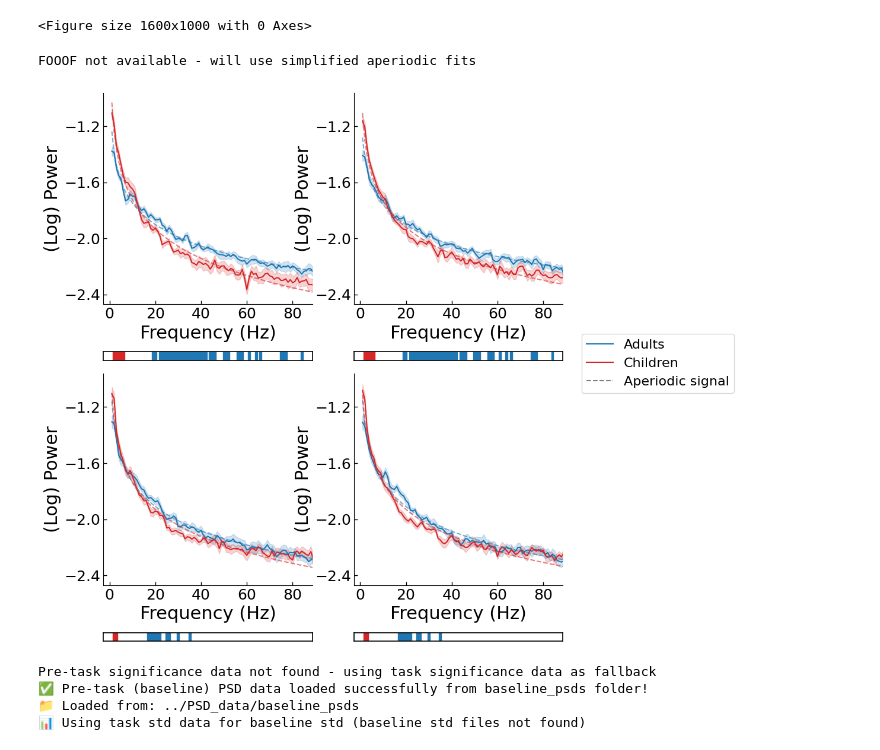
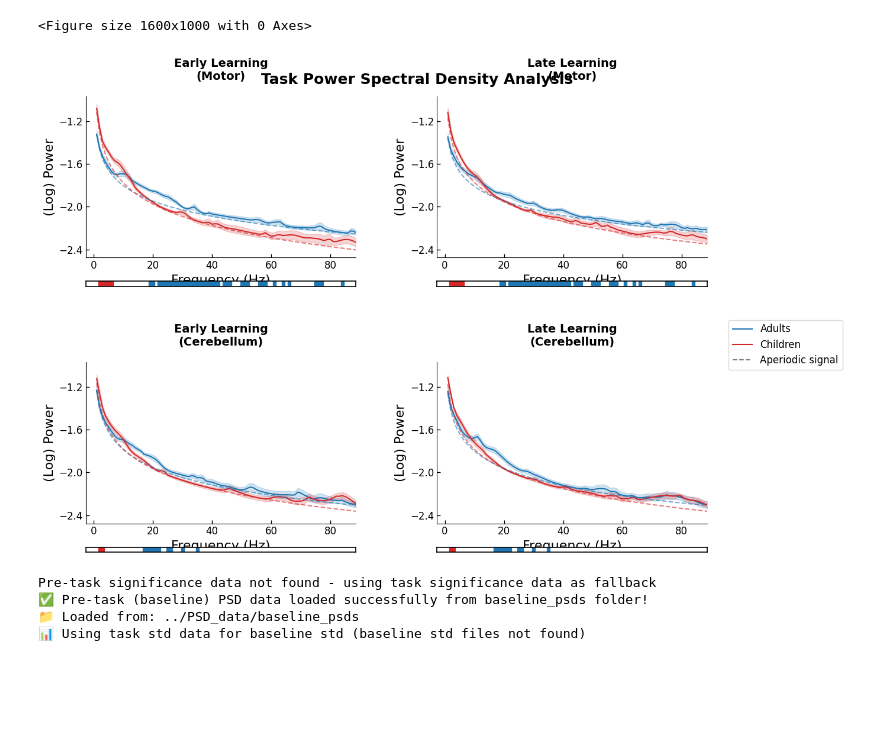
Before and after one commit to siddiskid/IMM-Lab, a Jupyter notebook: sidd_scripts/PSD_figures.ipynb, the cells around one changed output. Drawn from its saved outputs; the diff is of its cells as text; code cells hidden in the pictures; blank space fills up the shorter version.

```diff
--- a/sidd_scripts/PSD_figures.ipynb
+++ b/sidd_scripts/PSD_figures.ipynb
@@ -424,8 +424,11 @@ except ImportError:
     fooof_available = False
 
 # Create the figure and axes grid *before* the loops
-fig, axs = plt.subplots(2, 2, figsize=(10,12), sharex=True, sharey=True)
-plt.subplots_adjust(hspace=0.05)
+fig, axs = plt.subplots(2, 2, figsize=(14, 10), sharex=True, sharey=True)
+plt.subplots_adjust(hspace=0.4, wspace=0.3, top=0.92, bottom=0.15, left=0.1, right=0.85)
+
+# Add title to distinguish from pre-task power
+fig.suptitle('Task Power Spectral Density Analysis', fontsize=18, fontweight='bold', y=0.96)
 
 freqs = np.linspace(1,90,90)
 freq_range = [1,90]
@@ -544,9 +547,18 @@ for condition in ['el', 'll']:  # early learning, late learning
         row, col = subplot_map[(condition, brain_region)]
         ax = axs[row][col]
 
+        # === Add subplot titles
+        subplot_titles = {
+            ('el', 'motor'): 'Early Learning\n(Motor)',
+            ('ll', 'motor'): 'Late Learning\n(Motor)',
+            ('el', 'cerebellum'): 'Early Learning\n(Cerebellum)',
+            ('ll', 'cerebellum'): 'Late Learning\n(Cerebellum)',
+        }
+        ax.set_title(subplot_titles[(condition, brain_region)], fontsize=14, fontweight='bold', pad=20)
+
         # === Create a connected significance axis below the main plot
         divider = make_axes_locatable(ax)
-        sig_ax = divider.append_axes("bottom", size="4%", pad=0.8, sharex=ax)
+        sig_ax = divider.append_axes("bottom", size="3%", pad=0.4, sharex=ax)
 
         # Plot significant frequency squares using actual significance data
         sig_data_list = sig_mapping[(condition, brain_region)]
@@ -601,49 +613,48 @@ for condition in ['el', 'll']:  # early learning, late learning
         ax.fill_between(freqs, avg_child_spectrum - sem_child, avg_child_spectrum + sem_child,
                         color='tab:red', alpha=0.2)
 
-        ax.set_xlabel('Frequency (Hz)', fontsize=22)
+        ax.set_xlabel('Frequency (Hz)', fontsize=16)
         ax.set_xticks([0, 20, 40, 60, 80])
         ax.set_xticklabels([0, 20, 40, 60, 80])
         ax.tick_params(axis='x', which='both', bottom=True, top=False, labelbottom=True)
 
-        ax.set_ylabel('(Log) Power', fontsize=22)
+        ax.set_ylabel('(Log) Power', fontsize=16)
         ax.grid(False)
-        ax.tick_params(axis='both', labelsize=18)
+        ax.tick_params(axis='both', labelsize=12)
         ax.tick_params(bottom=True, left=True, direction='in', length=4, width=1)
         ax.tick_params(labelbottom=True)
         ax.tick_params(labelleft=True)
         ax.set_yticks([-2.4, -2.0, -1.6, -1.2])
         ax.spines['top'].set_visible(False)
         ax.spines['right'].set_visible(False)
         for spine in ax.spines.values():
             spine.set_color('black')
 
 # Custom aperiodic signal handle
 aperiodic_handle = mlines.Line2D([], [], color='gray', linestyle='--', label='Aperiodic signal')
 
 # Collect handles and labels from all subplots
 handles, labels = [], []
 for ax_row in axs:
     for ax in ax_row:
         h, l = ax.get_legend_handles_labels()
         handles.extend(h)
         labels.extend(l)
 
 # Add the custom aperiodic signal
 handles.append(aperiodic_handle)
 labels.append('Aperiodic signal')
 
 # Remove duplicates (optional)
 unique = dict(zip(labels, handles))
-fig.legend(unique.values(), unique.keys(), loc='center left', bbox_to_anchor=(0.92, 0.5), fontsize=16)
+fig.legend(unique.values(), unique.keys(), loc='center left', bbox_to_anchor=(0.87, 0.5), fontsize=12)
 
 # Create output directory if it doesn't exist
 os.makedirs('poster', exist_ok=True)
 plt.savefig('poster/big_labels_Task_Periodic.png', dpi=300, bbox_inches='tight')
 plt.show()
 # %% [output]
-FOOOF not available - will use simplified aperiodic fits
-[figure, old version]
+[figure, new version]
 # %%
 # Pre-Task Power Analysis - Same functionality as task power but for pre-task data
 # First, let's try to load pre-task data (assuming similar naming convention)
```
Also changed, not shown: parts of 2 cells of this notebook, 18 other files.
